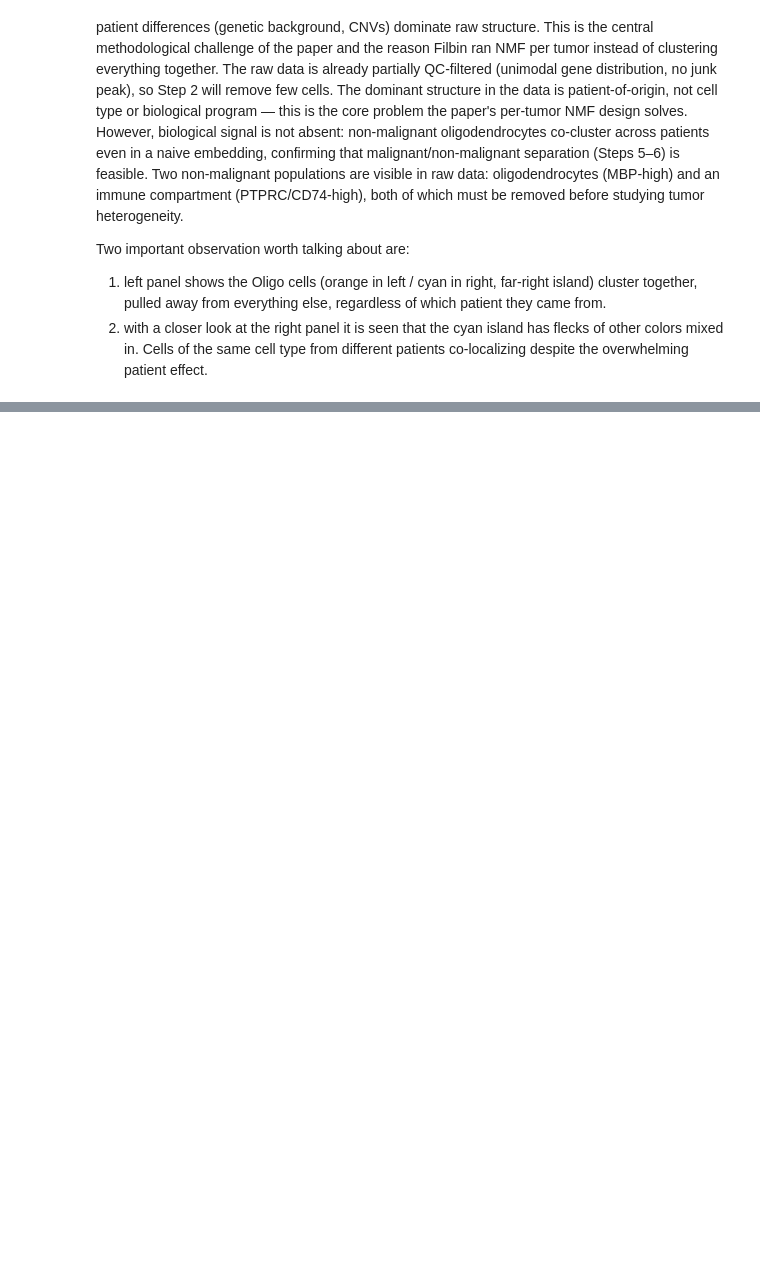
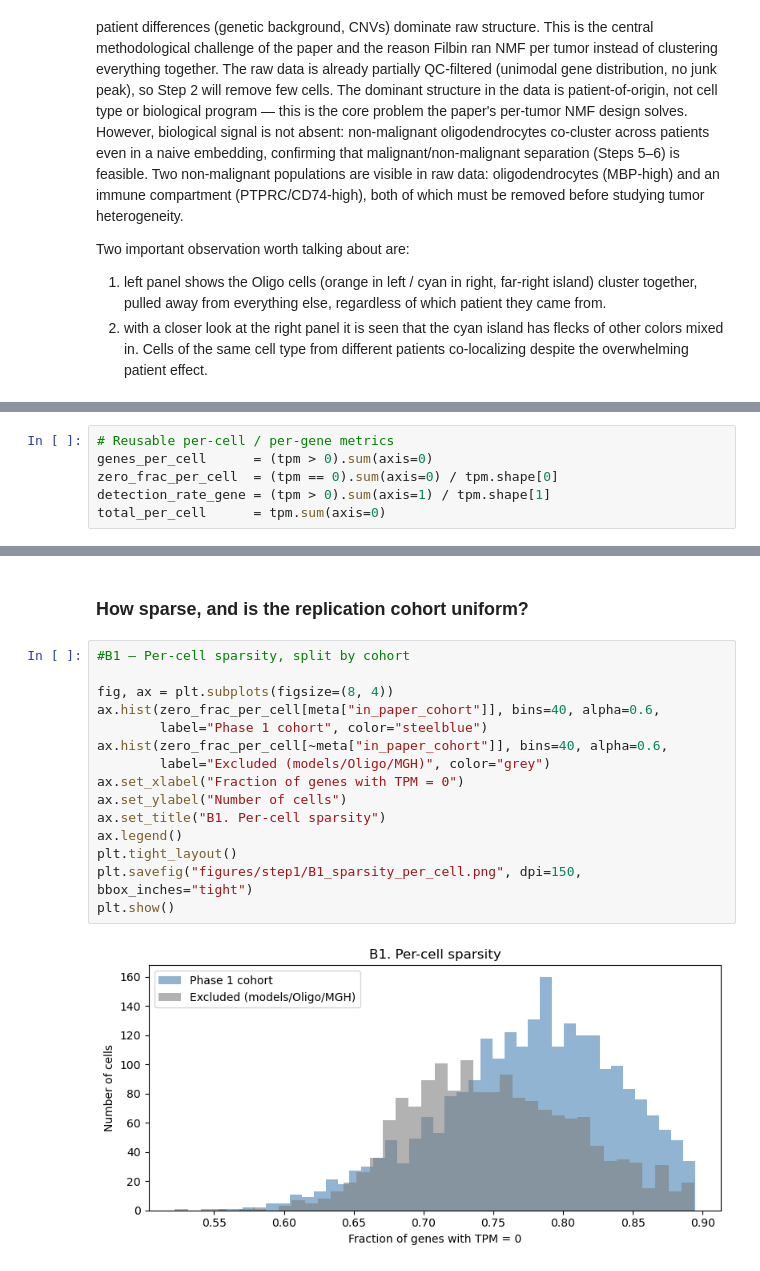
Before and after one commit to kianinsilico/masters_thesis, a Jupyter notebook: Untitled.ipynb, the cells around one changed output, grey strips where cells are left out. Drawn from its saved outputs; the diff is of its cells as text; blank space fills up the shorter version.

```diff
--- a/Untitled.ipynb
+++ b/Untitled.ipynb
@@ -222,0 +280,6 @@ Two important observation worth talking about are:
+# %%
+# Reusable per-cell / per-gene metrics
+genes_per_cell      = (tpm > 0).sum(axis=0)
+zero_frac_per_cell  = (tpm == 0).sum(axis=0) / tpm.shape[0]
+detection_rate_gene = (tpm > 0).sum(axis=1) / tpm.shape[1]
+total_per_cell      = tpm.sum(axis=0)
@@ -222,0 +328,19 @@ Two important observation worth talking about are:
+# %% [markdown]
+### How sparse, and is the replication cohort uniform?
+# %%
+#B1 — Per-cell sparsity, split by cohort
+
+fig, ax = plt.subplots(figsize=(8, 4))
+ax.hist(zero_frac_per_cell[meta["in_paper_cohort"]], bins=40, alpha=0.6,
+        label="Phase 1 cohort", color="steelblue")
+ax.hist(zero_frac_per_cell[~meta["in_paper_cohort"]], bins=40, alpha=0.6,
+        label="Excluded (models/Oligo/MGH)", color="grey")
+ax.set_xlabel("Fraction of genes with TPM = 0")
+ax.set_ylabel("Number of cells")
+ax.set_title("B1. Per-cell sparsity")
+ax.legend()
+plt.tight_layout()
+plt.savefig("figures/step1/B1_sparsity_per_cell.png", dpi=150, bbox_inches="tight")
+plt.show()
+# %% [output]
+[figure, added]
```
Also changed, not shown: parts of 13 cells of this notebook, 6 other files.
